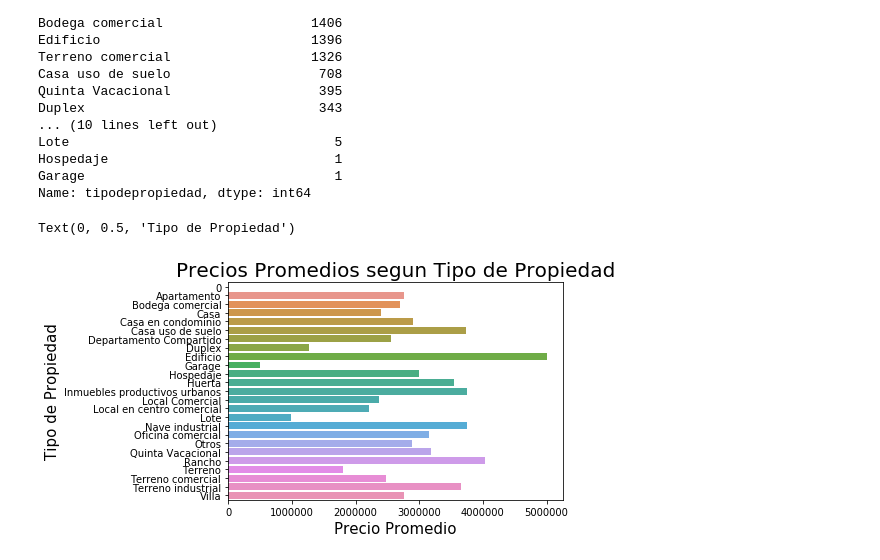
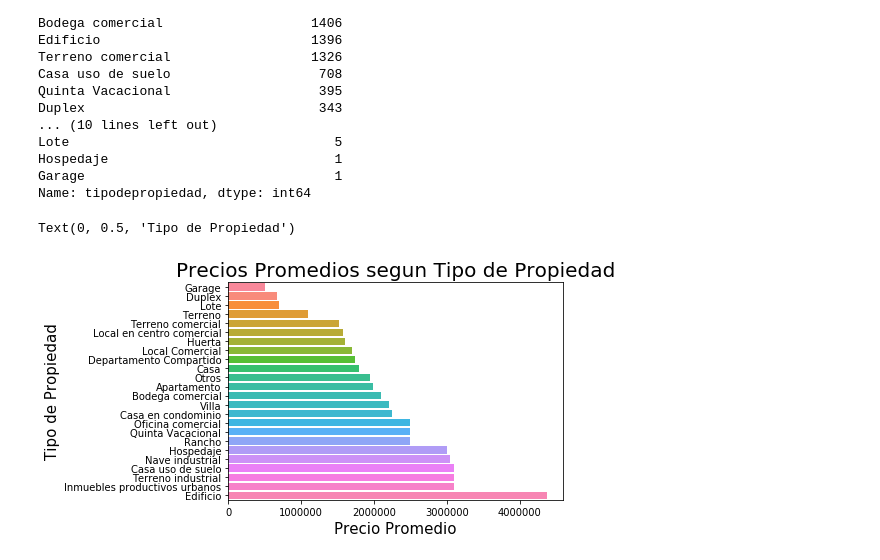
Before and after one commit to luctiz/Grupo43-TP1, a Jupyter notebook: ValidezDeDatos.ipynb, the cells around one changed output. Drawn from its saved outputs; the diff is of its cells as text; code cells hidden in the pictures.

Commit message:
Actualizando Visualizacion con orden

```diff
--- a/ValidezDeDatos.ipynb
+++ b/ValidezDeDatos.ipynb
@@ -10,7 +7,7 @@ uploaded = files.upload()
 # %%
-import io
-ruta = io.StringIO(uploaded['train.csv'].decode('utf-8'))
-df = pd.read_csv(ruta, dtype = {'piscina':'int32', 'gimnasio':'int32', 'usosmultiples':'int32', 'escuelascercanas':'int32',
+#import io
+#ruta = io.StringIO(uploaded['train.csv'].decode('utf-8'))
+df = pd.read_csv('train.csv', dtype = {'piscina':'int32', 'gimnasio':'int32', 'usosmultiples':'int32', 'escuelascercanas':'int32',
                                          'centroscomercialescercanos':'int32', 'precio':'int32', 'id':'int32'},parse_dates = ['fecha'])
 # %%
 df.head(1)
@@ -126,10 +119,12 @@ grupo_tipo_precio = grupo_tipo_precio['precio'].astype({'mean':'int64'}) #Format
+# %%
+result = df.groupby(["tipodepropiedad"])['precio'].aggregate(np.median).reset_index().sort_values('precio')
 # %%
-grupo_tipo_precio = grupo_tipo_precio.drop([0],axis=0) #Elimino los tipos 0 que desconozco que clase de propiedad son (NO me sirven para comparar porque puede ser cualquier cosa)
+result = result.drop([0],axis=0) #Elimino los tipos 0 que desconozco que clase de propiedad son (NO me sirven para comparar porque puede ser cualquier cosa)
 # %%
-g = sns.barplot(x= grupo_tipo_precio['mean'], y= grupo_tipo_precio.index, orient='h')
+g = sns.barplot( x='precio', y= 'tipodepropiedad', data = result, order=result['tipodepropiedad'], orient = 'h',saturation = 1000)
 g.set_title("Precios Promedios segun Tipo de Propiedad", fontsize=20)
 g.set_xlabel("Precio Promedio", fontsize=15)
 g.set_ylabel("Tipo de Propiedad", fontsize=15)
 # %% [output]
 Text(0, 0.5, 'Tipo de Propiedad')
-[figure, old version]
+[figure, new version]
```
Also changed, not shown: parts of 3 cells of this notebook.
